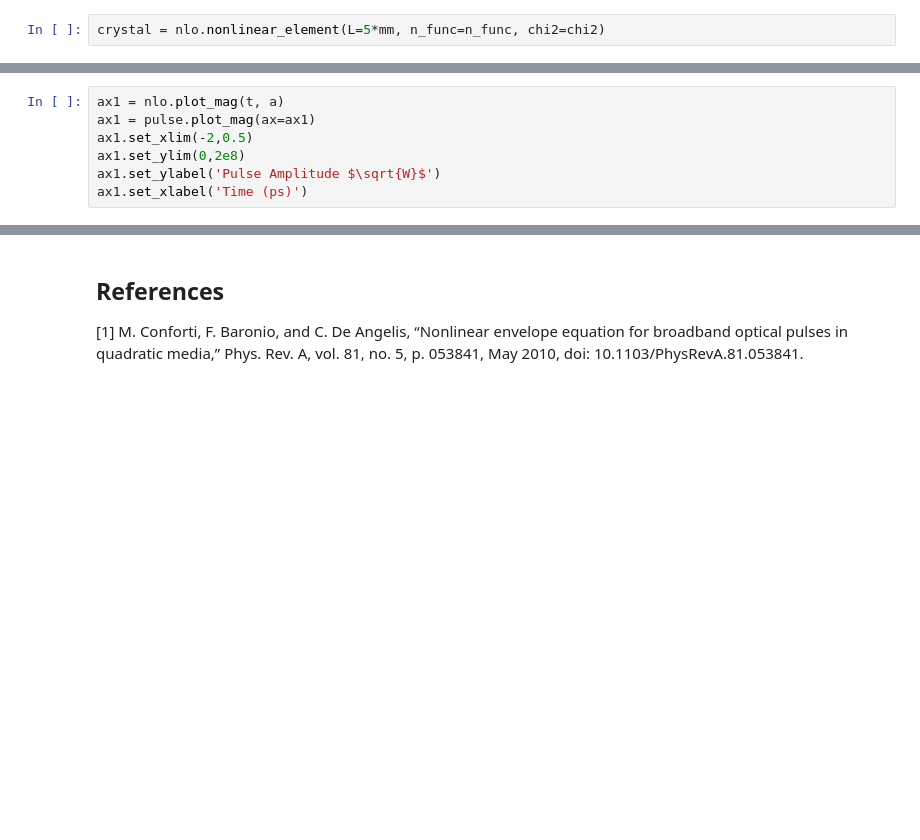
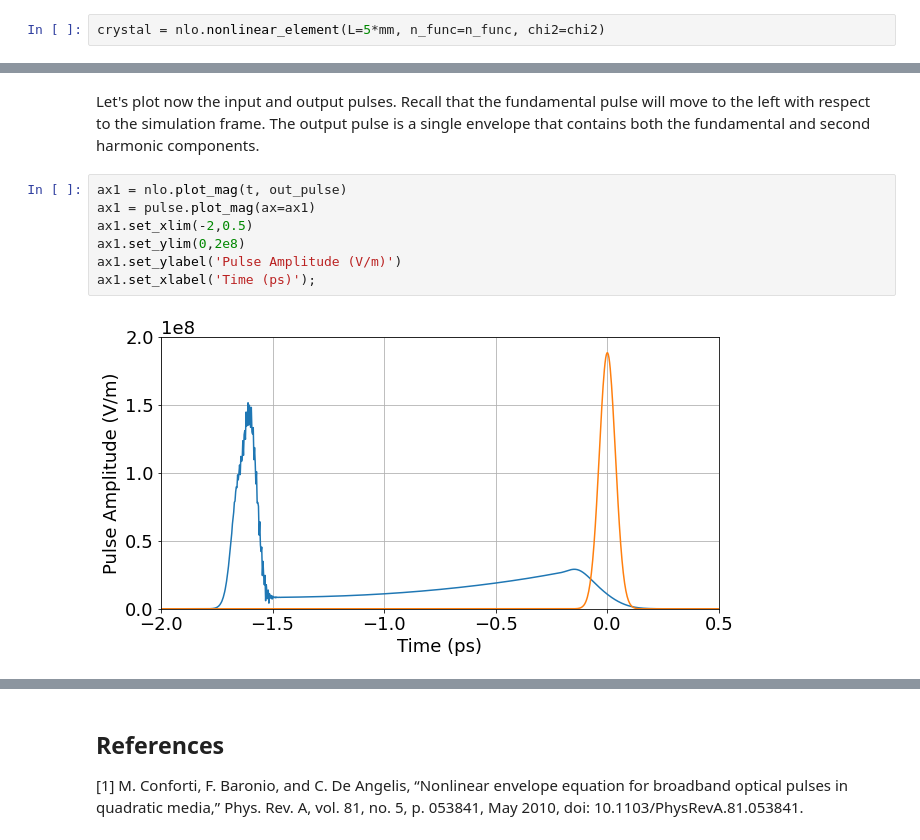
Before and after one commit to ledezmaluism/snow, a Jupyter notebook: Notebooks/NEE_test_Example1_SHG.ipynb, the cells around one changed output, grey strips where cells are left out. Saved outputs shown, nothing was run; the diff lists cells and outputs as text; blank space fills up the shorter version.

```diff
--- a/Notebooks/NEE_test_Example1_SHG.ipynb
+++ b/Notebooks/NEE_test_Example1_SHG.ipynb
@@ -342,7 +364,11 @@ h = 1e-3/100
+# %% [markdown]
+Let's plot now the input and output pulses. Recall that the fundamental pulse will move to the left with respect to the simulation frame. The output pulse is a single envelope that contains both the fundamental and second harmonic components.
 # %%
-ax1 = nlo.plot_mag(t, a)
+ax1 = nlo.plot_mag(t, out_pulse)
 ax1 = pulse.plot_mag(ax=ax1)
 ax1.set_xlim(-2,0.5)
 ax1.set_ylim(0,2e8)
-ax1.set_ylabel('Pulse Amplitude $\sqrt{W}$')
-ax1.set_xlabel('Time (ps)')
+ax1.set_ylabel('Pulse Amplitude (V/m)')
+ax1.set_xlabel('Time (ps)');
+# %% [output]
+[figure, added]
```
Also changed, not shown: parts of 41 cells of this notebook.
